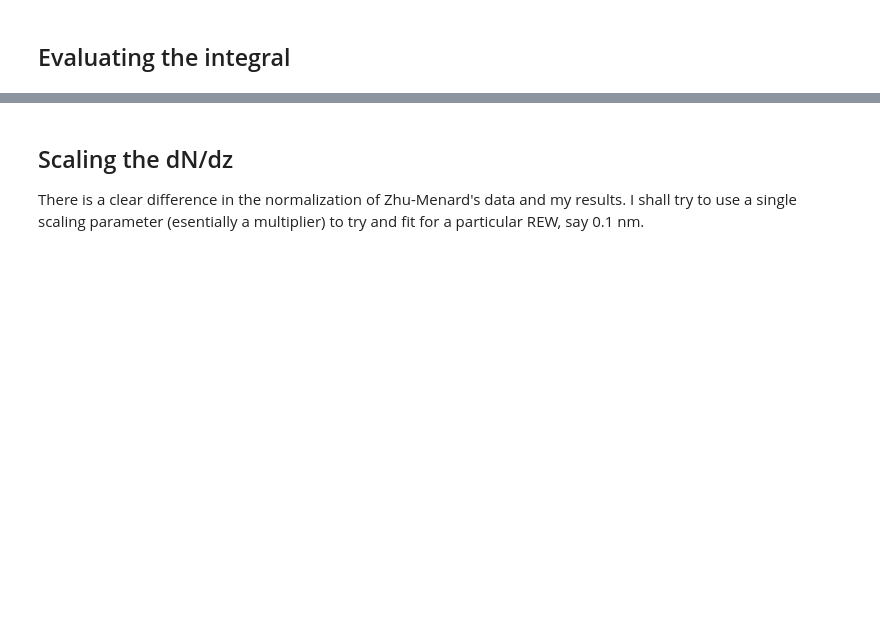
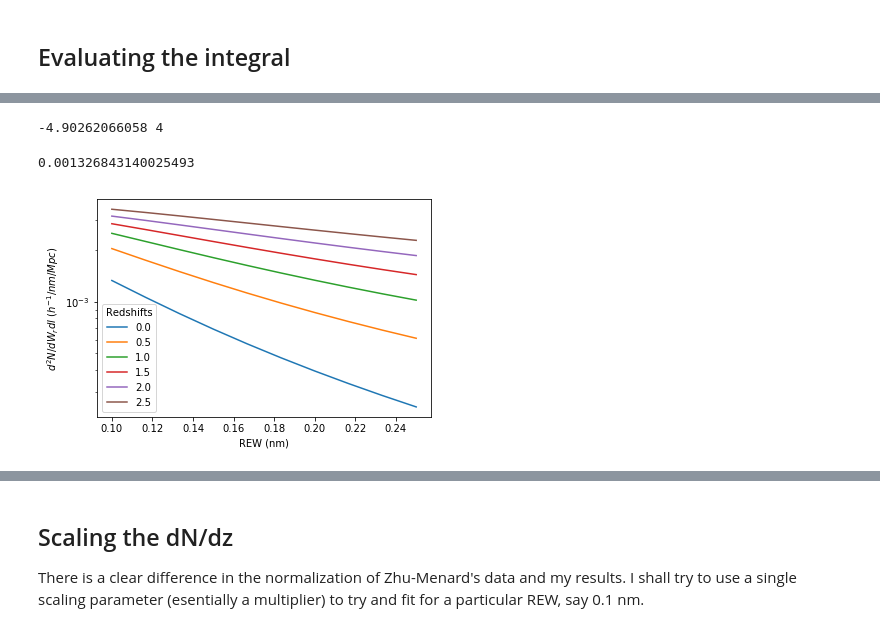
Before and after one commit to SunilSimha/MgIIabs, a Jupyter notebook: docs/Modelling the absorber distribution.ipynb, the cells around one changed output, grey strips where cells are left out. Saved outputs shown, nothing was run; the diff lists cells and outputs as text; code cells hidden in the pictures; blank space fills up the shorter version.

```diff
--- a/docs/Modelling the absorber distribution.ipynb
+++ b/docs/Modelling the absorber distribution.ipynb
@@ -269,0 +104,49 @@ This is in complete disagreement with the observations of Zhu-Menard (who propos
+# %%
+#Fixing cosmology
+import astropy.units as u
+from astropy.constants import G as grav, c
+from astropy.units.astrophys import Mpc, M_sun
+from numpy import pi
+from compos import const
+
+const.initializecosmo()
+H0 = 100*u.km/u.s/u.Mpc #(units of h km/s/Mpc)
+rho_cr0 = 3*H0**2/(8*pi*grav)
+rho_m0 = const.cosmo['omega_0']*rho_cr0
+# %%
+#Fixing parameters
+rew = 0.1*u.nm
+z = 0
+rho_m = rho_m0.to(M_sun/Mpc**3).value*(1+z)**3
+growthf = gf.growfunc_z(z)
+
+M_low = np.log10(hmod.lowest_mass(rew,z=z,low=0).value/1e12) #logarithmic mass in units of 1e12 Msun
+M_high = 4
+
+print(M_low,M_high)
+integral = np.log(10)*quad(integrand,-2,2,points=[-0.67,0.66])[0]
+# %% [output]
+-4.90262066058 4
+# %%
+integral
+# %% [output]
+0.001326843140025493
+# %%
+rewlist = np.linspace(0.1,0.25,10)*u.nm
+redshifts = np.linspace(0,2.5,6)
+plt.figure()
+all_integs = []
+for z in redshifts:
+    rho_m = rho_m0.to(M_sun/Mpc**3).value*(1+z)**3
+    growthf = gf.growfunc_z(z)
+    integlist = []
+    for rew in rewlist:
+        integlist.append(np.log(10)*quad(integrand,-2,2,points=[-0.67,0.66])[0])
+    all_integs.append(integlist)
+    plt.semilogy(rewlist,integlist,label="{:1.1f}".format(z))
+plt.legend(title="Redshifts")
+plt.xlabel("REW (nm)")
+plt.ylabel(r"$d^2N/dW_rdl$ ($h^{-1}/nm/Mpc$)")
+plt.show()
+# %% [output]
+[figure, added]
```
Also changed, not shown: parts of 30 cells of this notebook, 2 other files.
